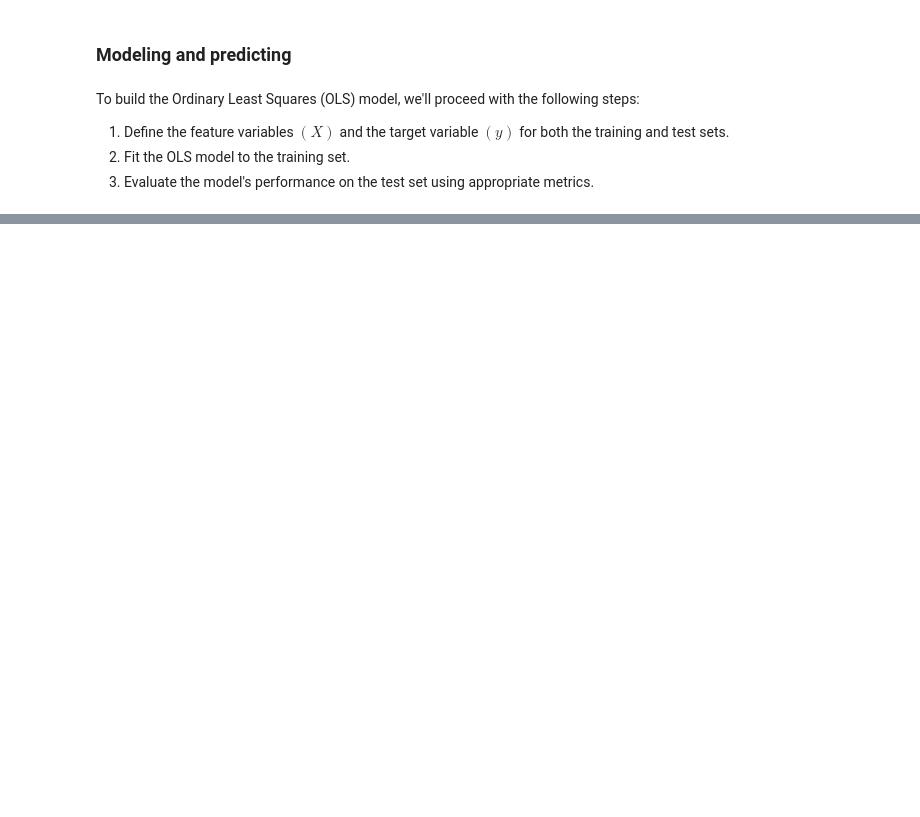
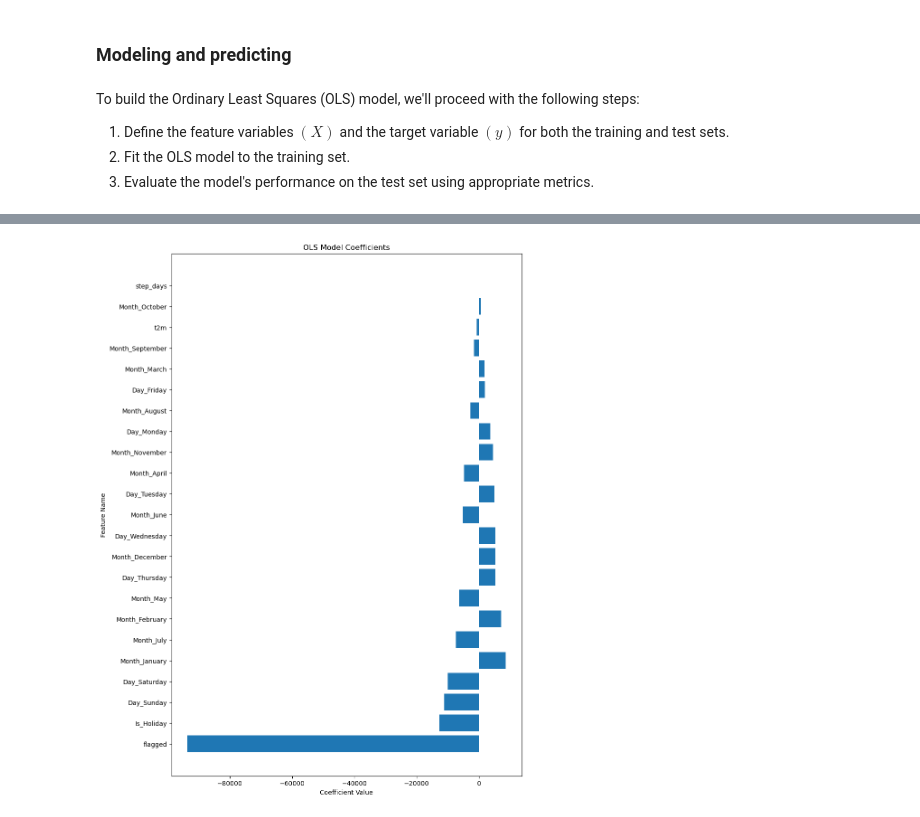
Before and after one commit to madsh0402/Forecasting-energy-consumption-in-Denmark, a Jupyter notebook: multivariate Timerseries/OLS, Lasso & Ridge/OLS.ipynb, the cells around one changed output, grey strips where cells are left out. Cells and saved outputs as stored; diff of their text form; code cells hidden in the pictures; blank space fills up the shorter version.

```diff
--- a/multivariate Timerseries/OLS, Lasso & Ridge/OLS.ipynb
+++ b/multivariate Timerseries/OLS, Lasso & Ridge/OLS.ipynb
@@ -490,0 +343,26 @@ As we can see from the coefficients, the model identifies many of the same patte
+# %%
+# Get the coefficients from the OLS model
+coefficients = ols_model.coef_
+
+# Get the feature names
+feature_names = X_train.columns
+
+# Create a DataFrame to hold coefficients and feature names
+coeff_df = pd.DataFrame({'Feature': feature_names, 'Coefficient': coefficients})
+
+# Sort the DataFrame by the absolute value of the coefficients
+coeff_df['abs_coeff'] = np.abs(coeff_df['Coefficient'])
+coeff_df = coeff_df.sort_values(by='abs_coeff', ascending=False)
+
+# Drop the column used for sorting
+coeff_df.drop('abs_coeff', axis=1, inplace=True)
+
+# Plot the coefficients
+plt.figure(figsize=(10, 15))
+plt.barh(coeff_df['Feature'], coeff_df['Coefficient'])
+plt.xlabel('Coefficient Value')
+plt.ylabel('Feature Name')
+plt.title('OLS Model Coefficients')
+plt.show()
+# %% [output]
+[figure, added]
```
Also changed, not shown: parts of 50 cells of this notebook, 3 other files.
